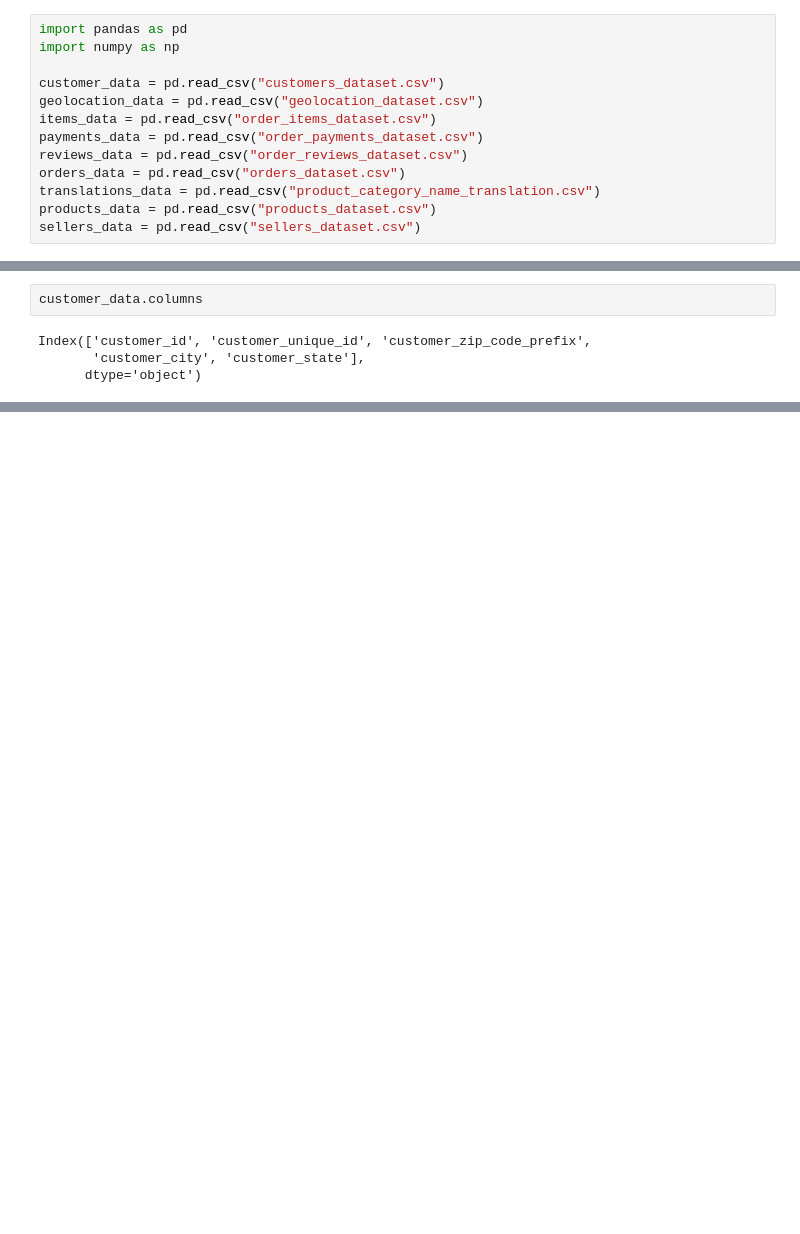
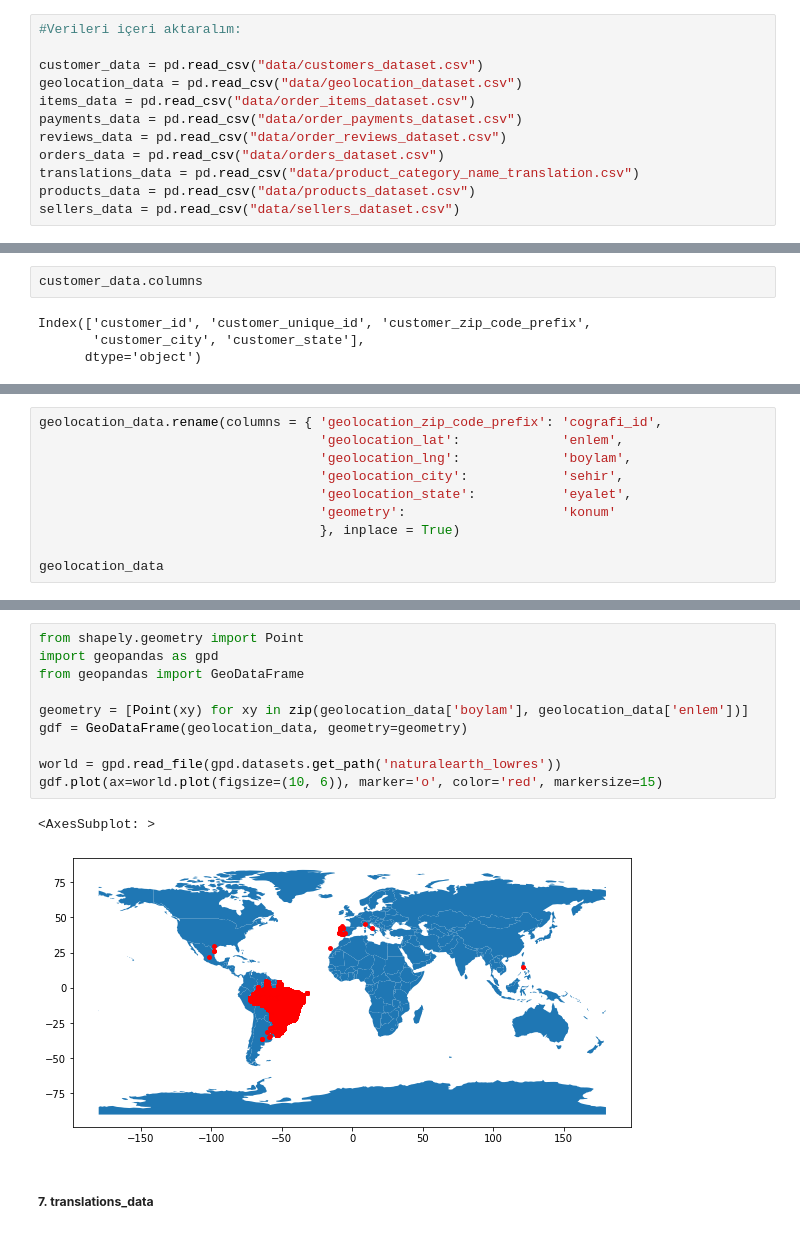
Before and after one commit to sudeokumus/womenintech_python_bitirme_projesi, a Jupyter notebook: ayrintilar.ipynb, the cells around one changed output, grey strips where cells are left out. Drawn from its saved outputs; the diff is of its cells as text; blank space fills up the shorter version.

```diff
--- a/ayrintilar.ipynb
+++ b/ayrintilar.ipynb
@@ -1,13 +15,12 @@
 # %%
-import pandas as pd
-import numpy as np
+#Verileri içeri aktaralım:
 
-customer_data = pd.read_csv("customers_dataset.csv")
-geolocation_data = pd.read_csv("geolocation_dataset.csv")
-items_data = pd.read_csv("order_items_dataset.csv")
-payments_data = pd.read_csv("order_payments_dataset.csv")
-reviews_data = pd.read_csv("order_reviews_dataset.csv")
-orders_data = pd.read_csv("orders_dataset.csv")
-translations_data = pd.read_csv("product_category_name_translation.csv")
-products_data = pd.read_csv("products_dataset.csv")
-sellers_data = pd.read_csv("sellers_dataset.csv")
+customer_data = pd.read_csv("data/customers_dataset.csv")
+geolocation_data = pd.read_csv("data/geolocation_dataset.csv")
+items_data = pd.read_csv("data/order_items_dataset.csv")
+payments_data = pd.read_csv("data/order_payments_dataset.csv")
+reviews_data = pd.read_csv("data/order_reviews_dataset.csv")
+orders_data = pd.read_csv("data/orders_dataset.csv")
+translations_data = pd.read_csv("data/product_category_name_translation.csv")
+products_data = pd.read_csv("data/products_dataset.csv")
+sellers_data = pd.read_csv("data/sellers_dataset.csv")
@@ -308,0 +394,10 @@ pandas.core.frame.DataFrame
+# %%
+geolocation_data.rename(columns = { 'geolocation_zip_code_prefix': 'cografi_id',
+                                    'geolocation_lat':             'enlem',
+                                    'geolocation_lng':             'boylam',
+                                    'geolocation_city':            'sehir',
+                                    'geolocation_state':           'eyalet',
+                                    'geometry':                    'konum'
+                                    }, inplace = True)
+
+geolocation_data
@@ -309 +418,16 @@ pandas.core.frame.DataFrame
+# %%
+from shapely.geometry import Point
+import geopandas as gpd
+from geopandas import GeoDataFrame
+
+geometry = [Point(xy) for xy in zip(geolocation_data['boylam'], geolocation_data['enlem'])]
+gdf = GeoDataFrame(geolocation_data, geometry=geometry)
+
+world = gpd.read_file(gpd.datasets.get_path('naturalearth_lowres'))
+gdf.plot(ax=world.plot(figsize=(10, 6)), marker='o', color='red', markersize=15)
+# %% [output]
+<AxesSubplot: >
+[figure, added]
+# %% [markdown]
+##### **7. translations_data**
 # %%
```
Also changed, not shown: parts of 45 cells of this notebook, 10 other files.
